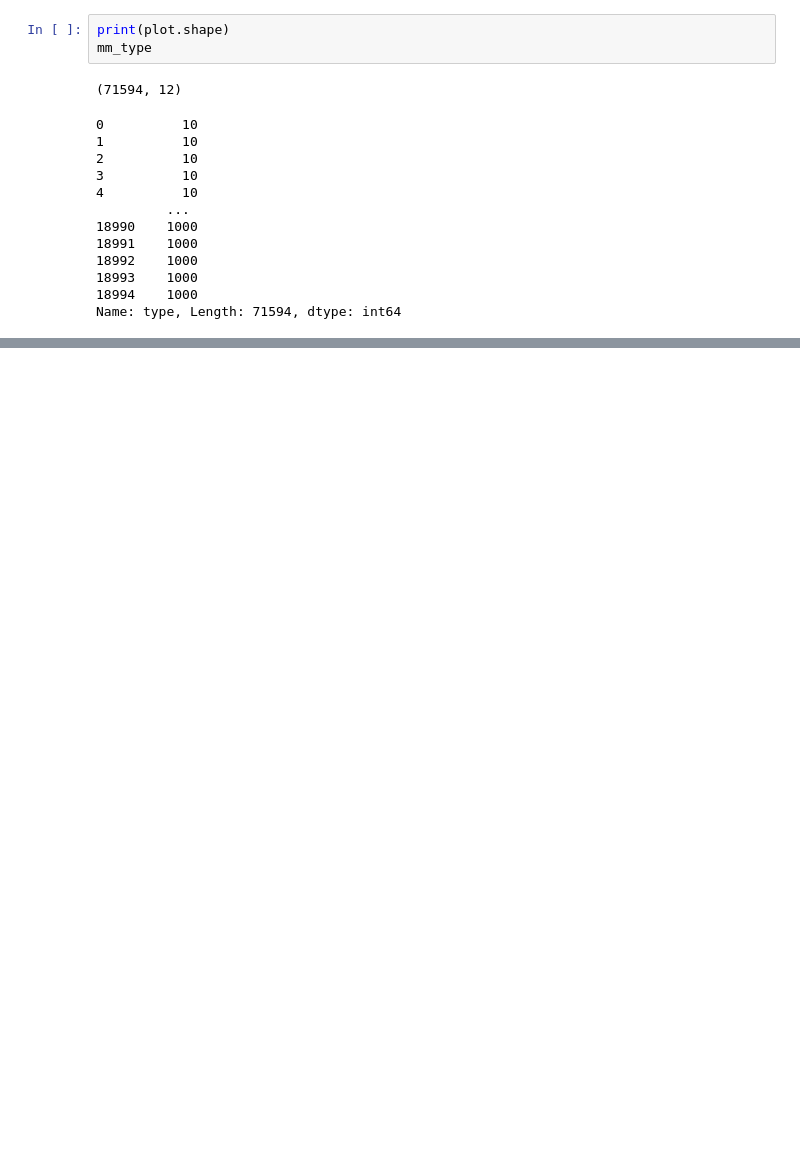
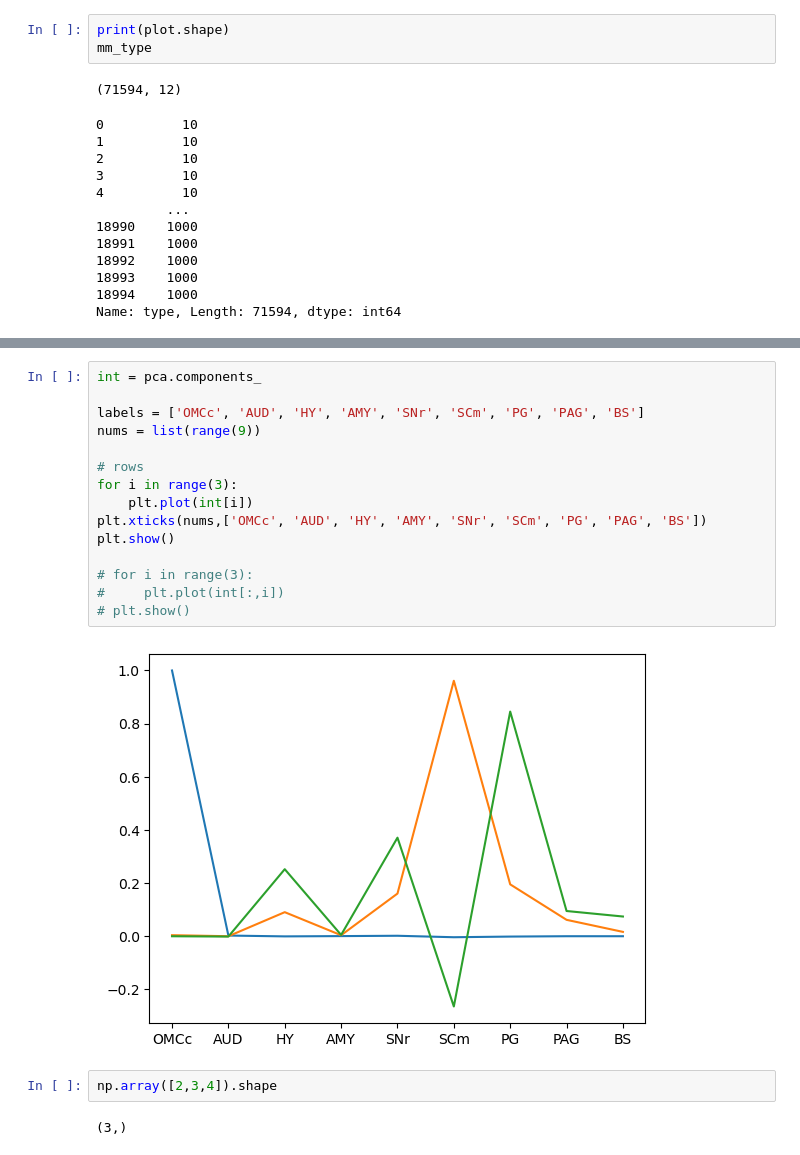
Before and after one commit to eisko/MAPseq_analysis, a Jupyter notebook: cell visualization ncount.ipynb, the cells around one changed output, grey strips where cells are left out. Cells and saved outputs as stored; diff of their text form; blank space fills up the shorter version.

```diff
--- a/cell visualization ncount.ipynb
+++ b/cell visualization ncount.ipynb
@@ -250,0 +357,21 @@ Name: type, Length: 71594, dtype: int64
+# %%
+int = pca.components_
+
+labels = ['OMCc', 'AUD', 'HY', 'AMY', 'SNr', 'SCm', 'PG', 'PAG', 'BS']
+nums = list(range(9))
+
+# rows
+for i in range(3):
+    plt.plot(int[i])
+plt.xticks(nums,['OMCc', 'AUD', 'HY', 'AMY', 'SNr', 'SCm', 'PG', 'PAG', 'BS'])
+plt.show()
+
+# for i in range(3):
+#     plt.plot(int[:,i])
+# plt.show()
+# %% [output]
+[figure, added]
+# %%
+np.array([2,3,4]).shape
+# %% [output]
+(3,)
```
Also changed, not shown: parts of 8 cells of this notebook.
